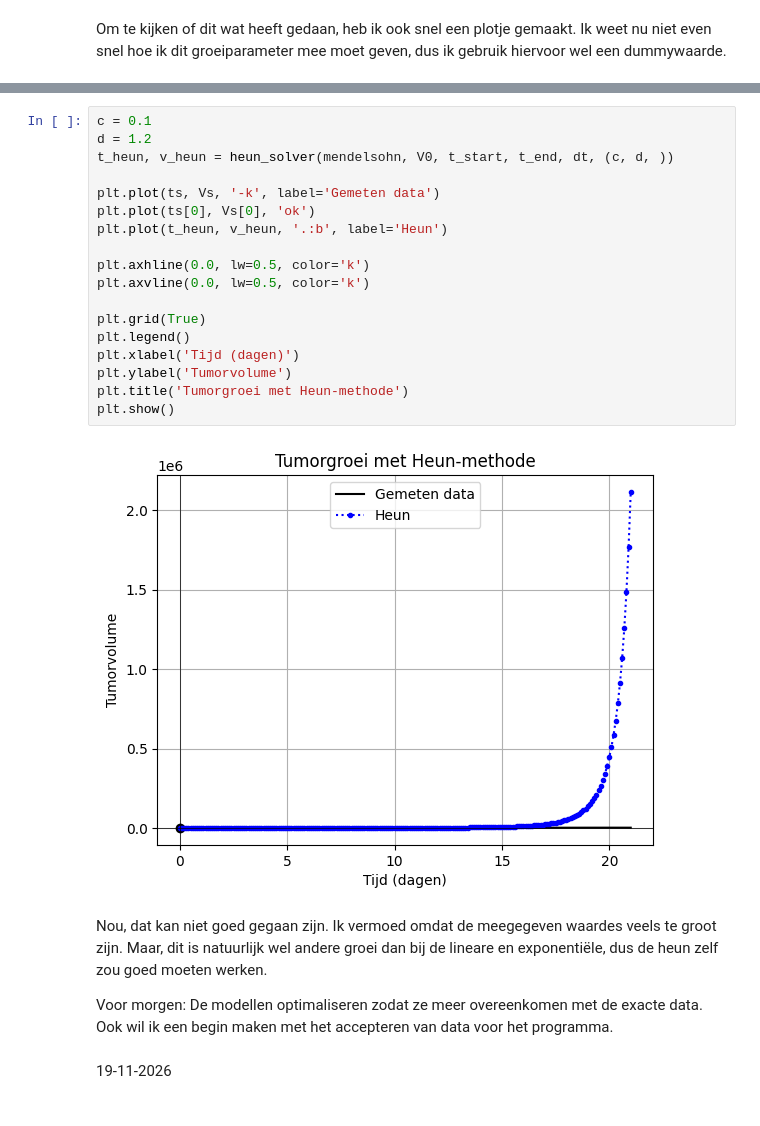
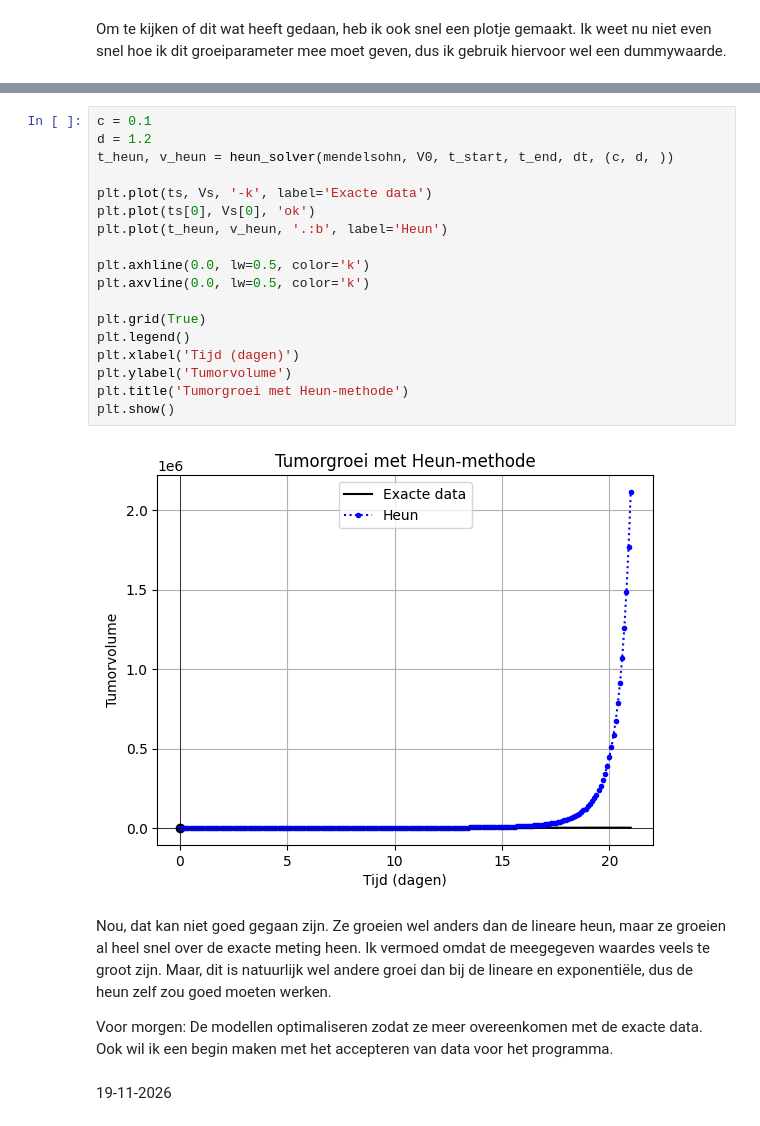
Before and after one commit to FleurLuten/ModellerenVanKankerCasusA, a Jupyter notebook: Logboek/Vincent.ipynb, the cells around one changed output, grey strips where cells are left out. Drawn from its saved outputs; the diff is of its cells as text.

```diff
--- a/Logboek/Vincent.ipynb
+++ b/Logboek/Vincent.ipynb
@@ -189,25 +208,25 @@ Nou, dit zou dan de resultaat van heun moeten zijn op de eerste muis. Hij loopt
 # %%
 c = 0.1
 d = 1.2
 t_heun, v_heun = heun_solver(mendelsohn, V0, t_start, t_end, dt, (c, d, ))
 
-plt.plot(ts, Vs, '-k', label='Gemeten data')
+plt.plot(ts, Vs, '-k', label='Exacte data')
 plt.plot(ts[0], Vs[0], 'ok')
 plt.plot(t_heun, v_heun, '.:b', label='Heun')
 
 plt.axhline(0.0, lw=0.5, color='k')
 plt.axvline(0.0, lw=0.5, color='k')
 
 plt.grid(True)
 plt.legend()
 plt.xlabel('Tijd (dagen)')
 plt.ylabel('Tumorvolume')
 plt.title('Tumorgroei met Heun-methode')
 plt.show()
 # %% [output]
-[figure, old version]
+[figure, new version]
 # %% [markdown]
-Nou, dat kan niet goed gegaan zijn. Ik vermoed omdat de meegegeven waardes veels te groot zijn. Maar, dit is natuurlijk wel andere groei dan bij de lineare en exponentiële, dus de heun zelf zou goed moeten werken.
+Nou, dat kan niet goed gegaan zijn. Ze groeien wel anders dan de lineare heun, maar ze groeien al heel snel over de exacte meting heen. Ik vermoed omdat de meegegeven waardes veels te groot zijn. Maar, dit is natuurlijk wel andere groei dan bij de lineare en exponentiële, dus de heun zelf zou goed moeten werken.
 
 Voor morgen: De modellen optimaliseren zodat ze meer overeenkomen met de exacte data. Ook wil ik een begin maken met het accepteren van data voor het programma.
 # %% [markdown]
```
Also changed, not shown: parts of 4 cells of this notebook, 8 other files.
